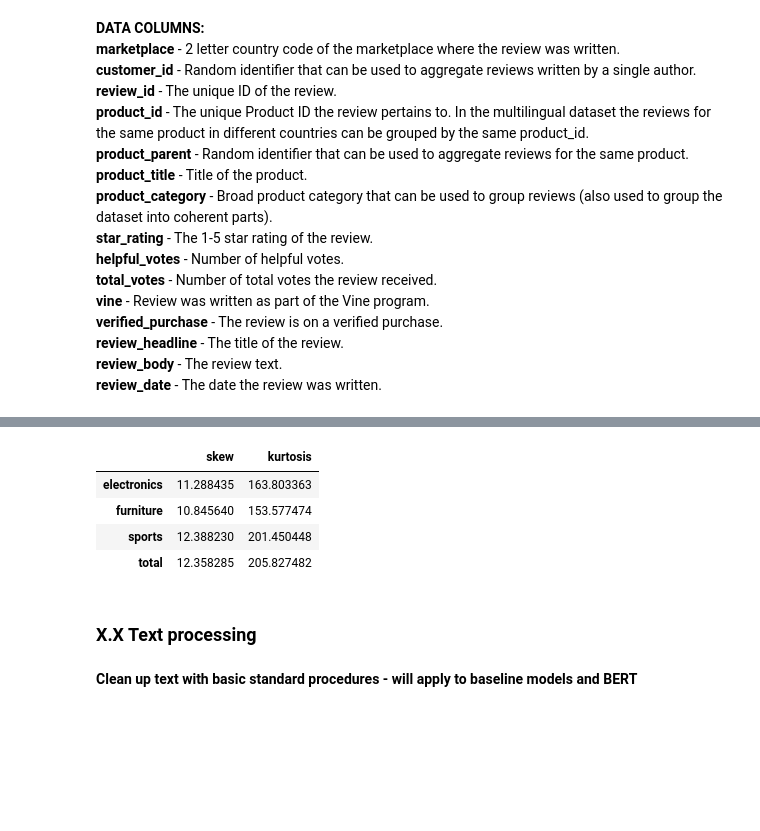
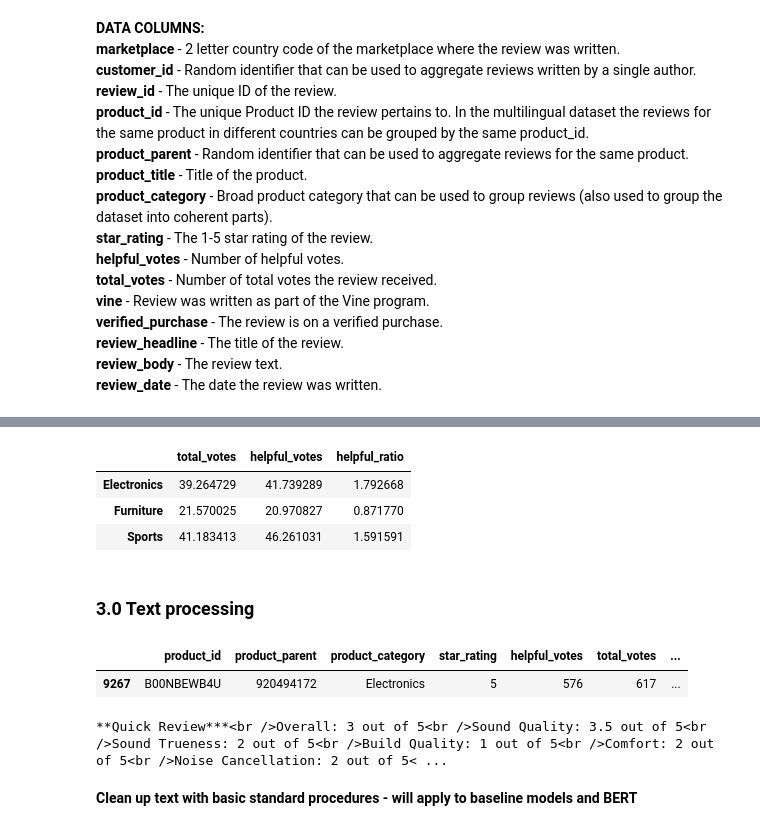
Before and after one commit to davidmiller2013/amazon-nlp-classification, a Jupyter notebook: notebooks/data-processing.ipynb, the cells around one changed output, grey strips where cells are left out. Cells and saved outputs as stored; diff of their text form; code cells hidden in the pictures; blank space fills up the shorter version.

```diff
--- a/notebooks/data-processing.ipynb
+++ b/notebooks/data-processing.ipynb
@@ -100,9 +101,0 @@ combined = pd.concat([electronics, furniture, sports])
-# %%
-combined = combined[combined['total_votes'] > 0]
-combined = combined[combined['review_body'].notna()]
-
-combined = combined[combined['total_votes'] > 0]
-combined = combined[combined['review_body'].notna()]
-
-combined = combined[combined['total_votes'] > 0]
-combined = combined[combined['review_body'].notna()]
@@ -158,27 +196,30 @@ plt.show()
-# %%
-electronics = combined[combined['category'] == 'electronics']
-furniture = combined[combined['category'] == 'furniture']
-sports = combined[combined['category'] == 'sports']
-
-# Explore skew and kurtosis functions in pandas and scipy
-skew_total    = combined['total_votes'].skew()
-kurt_total    = combined['total_votes'].kurt()
-skew_elect    = electronics['total_votes'].skew()
-kurt_elect    = electronics['total_votes'].kurt()
-skew_furni    = furniture['total_votes'].skew()
-kurt_furni    = furniture['total_votes'].kurt()
-skew_sport    = sports['total_votes'].skew()
-kurt_sport    = sports['total_votes'].kurt()
-
-pd.DataFrame({'skew': [skew_elect, skew_furni, skew_sport, skew_total],
-              'kurtosis': [kurt_elect, kurt_furni, kurt_sport, kurt_total]},
-             index=['electronics', 'furniture', 'sports', 'total']
-            )
-# %% [output]
-|  | skew | kurtosis |
-| electronics | 11.288435 | 163.803363 |
-| furniture | 10.845640 | 153.577474 |
-| sports | 12.388230 | 201.450448 |
-| total | 12.358285 | 205.827482 |
+# %%
+def calculate_skew(df, groupby, cols):
+    '''
+    df: pandas dataframe
+    groupby: column on which to group skew statistics
+    cols: list of columns on which to calculate skew
+    '''
+    skews = []
+    for col in cols:
+        skews.append(list(df.groupby(groupby)[col].skew().values))
+
+    skews = np.array(skews).T
+    out_df = pd.DataFrame(data=skews,
+                          index=df[groupby].unique(),
+                          columns=cols
+                         )
+    return out_df
+# %%
+skew_cols = ['total_votes', 'helpful_votes', 'helpful_ratio']
+groupby = 'product_category'
+
+skew_df = calculate_skew(processed_df, groupby, skew_cols)
+skew_df
+# %% [output]
+|  | total_votes | helpful_votes | helpful_ratio |
+| Electronics | 39.264729 | 41.739289 | 1.792668 |
+| Furniture | 21.570025 | 20.970827 | 0.871770 |
+| Sports | 41.183413 | 46.261031 | 1.591591 |
 # %% [markdown]
-### X.X Text processing
+### 3.0 Text processing
@@ -187,2 +226,12 @@ combined = combined.rename(columns={'review_body':'review_text'})
+# %%
+best_review
+# %% [output]
+|  | product_id | product_parent | product_category | star_rating | helpful_votes | total_votes | ... |
+| 9267 | B00NBEWB4U | 920494172 | Electronics | 5 | 576 | 617 | ... |
+# %%
+# Example review
+print(processed_df["review_body"].iloc[best_index])
+# %% [output]
+**Quick Review***<br />Overall: 3 out of 5<br />Sound Quality: 3.5 out of 5<br />Sound Trueness: 2 out of 5<br />Build Quality: 1 out of 5<br />Comfort: 2 out of 5<br />Noise Cancellation: 2 out of 5< ...
 # %% [markdown]
 __Clean up text with basic standard procedures - will apply to baseline models and BERT__
```
Also changed, not shown: parts of 26 cells of this notebook, 1 other file.
